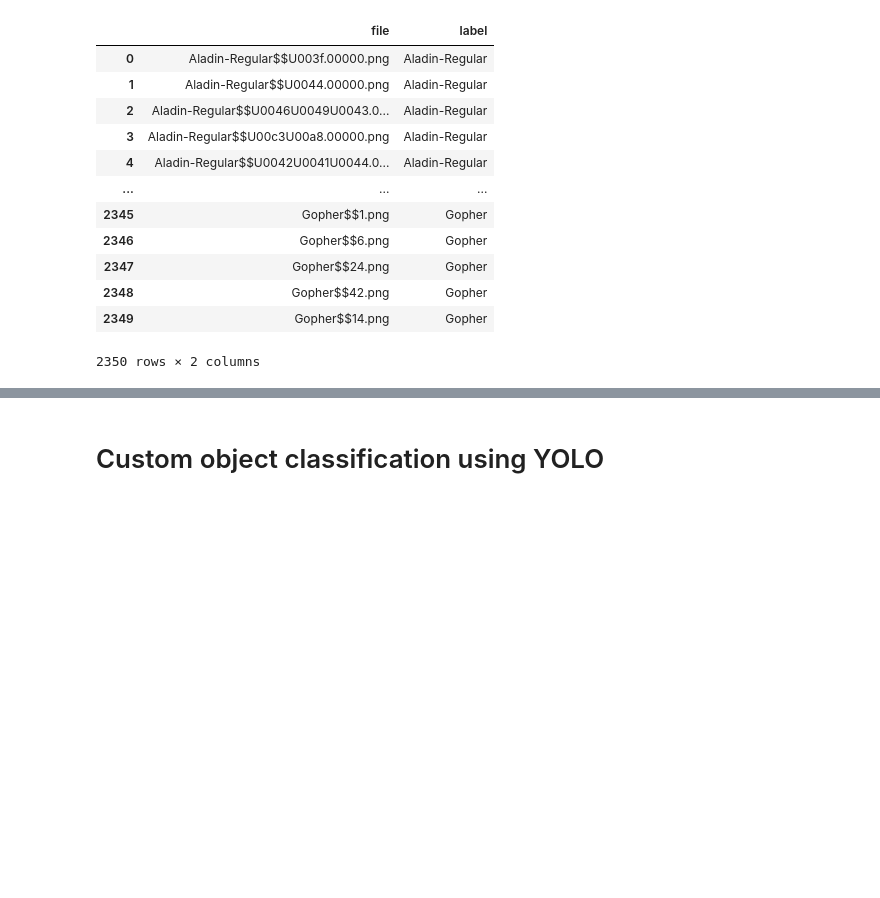
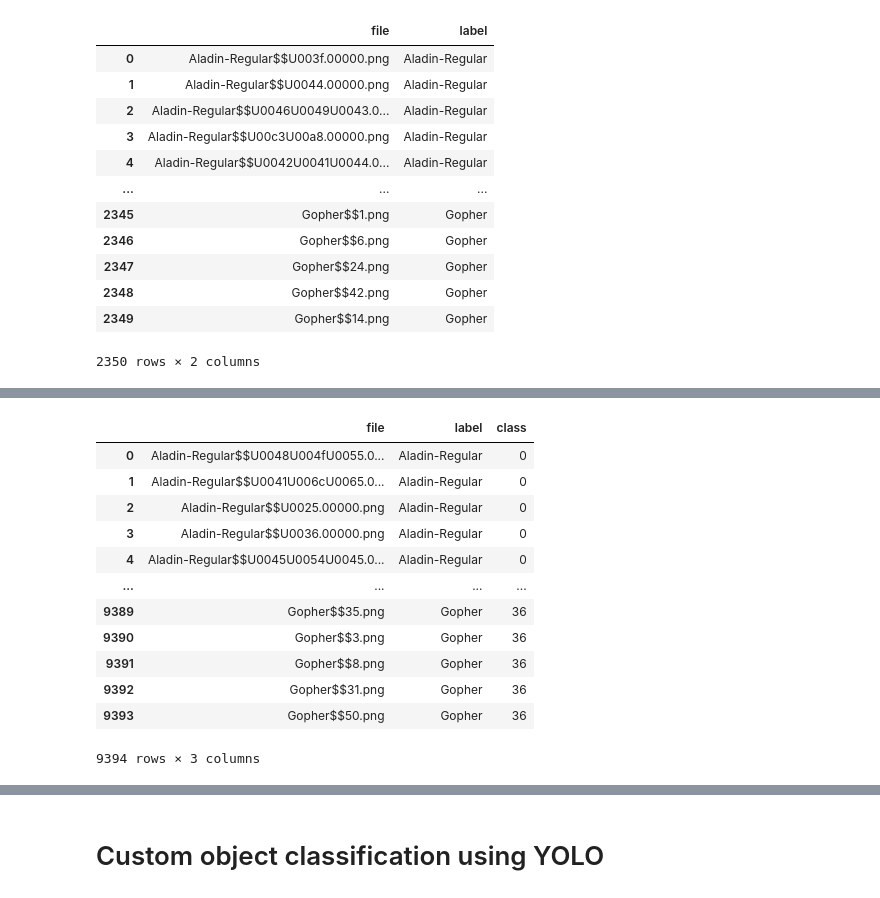
Before and after one commit to yuukionna022/ComputerVisionFontsExtended, a Jupyter notebook: ComputerVisionProject.ipynb, the cells around one changed output, grey strips where cells are left out. Saved outputs shown, nothing was run; the diff lists cells and outputs as text; code cells hidden in the pictures; blank space fills up the shorter version.

```diff
--- a/ComputerVisionProject.ipynb
+++ b/ComputerVisionProject.ipynb
@@ -235,0 +282,57 @@ Gophercompleted
+# %%
+label_map = {'Aladin-Regular' : 0,
+ 'AlexBrush-Regular' : 1,
+   'Allura-Regular' : 2,
+   'AmaticSC-Regular' : 3,
+   'AmericanTypewriter-Condensed': 4,
+   'Bonbon-Regular' : 5,
+   'BowlbyOneSC-Regular' : 6,
+   'BradleyHandITCTT-Bold' : 7,
+   'BrushScriptMT' : 8,
+   'CarterOne' : 9,
+   'Chalkduster' : 10,
+   'Cookie-Regular' : 11,
+   'Copperplate' : 12,
+   'CourierNewPSMT' : 13,
+   'Damion' : 14,
+   'DancingScript-Bold' : 15,
+   'Didot' : 16,
+   'FredokaOne-Regular' : 17,
+   'Futura-CondensedMedium' : 18,
+   'GochiHand-Regular' : 19,
+   'GrandHotel-Regular' : 20,
+   'GreatVibes-Regular' : 21,
+   'Helvetica-Bold' : 22,
+   'HelveticaNeue' : 23,
+   'Impact' : 24,
+   'Luminari-Regular' : 25,
+   'MarkerFelt-Thin' : 26,
+   'Noteworthy-Light' : 27,
+   'Optima-Regular' : 28,
+   'Pacifico-Regular' : 29,
+   'RockSalt' : 30,
+   'Rockwell-Regular' : 31,
+   'Shojumaru-Regular' : 32,
+   'SwankyandMooMoo' : 33,
+   'TimesNewRomanPSMT' : 34,
+   'Yesteryear-Regular' : 35,
+   'Gopher' : 36}
+
+df['class'] = df['label'].map(label_map)
+df2['class'] = df2['label'].map(label_map)
+# %%
+df
+# %% [output]
+|  | file | label | class |
+| 0 | Aladin-Regular$$U0048U004fU0055.0... | Aladin-Regular | 0 |
+| 1 | Aladin-Regular$$U0041U006cU0065.0... | Aladin-Regular | 0 |
+| 2 | Aladin-Regular$$U0025.00000.png | Aladin-Regular | 0 |
+| 3 | Aladin-Regular$$U0036.00000.png | Aladin-Regular | 0 |
+| 4 | Aladin-Regular$$U0045U0054U0045.0... | Aladin-Regular | 0 |
+| ... | ... | ... | ... |
+| 9389 | Gopher$$35.png | Gopher | 36 |
+| 9390 | Gopher$$3.png | Gopher | 36 |
+| 9391 | Gopher$$8.png | Gopher | 36 |
+| 9392 | Gopher$$31.png | Gopher | 36 |
+| 9393 | Gopher$$50.png | Gopher | 36 |
+9394 rows × 3 columns
```
Also changed, not shown: parts of 8 cells of this notebook.
